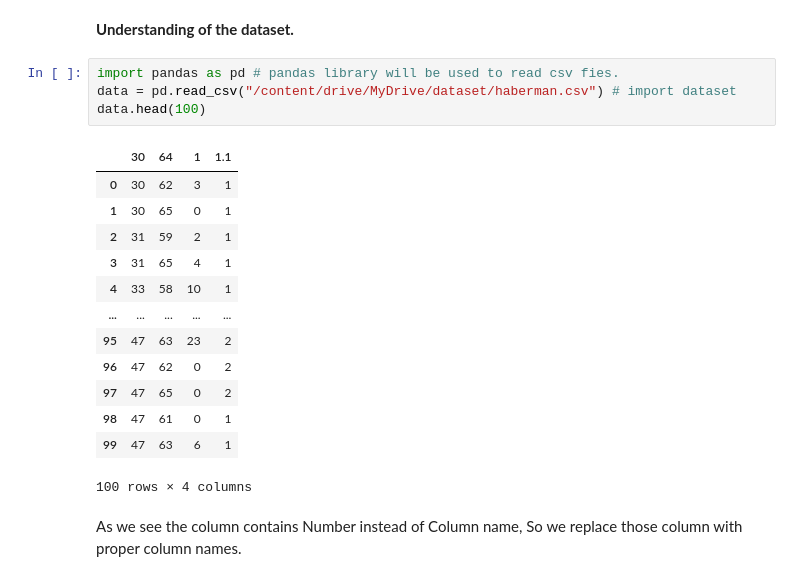
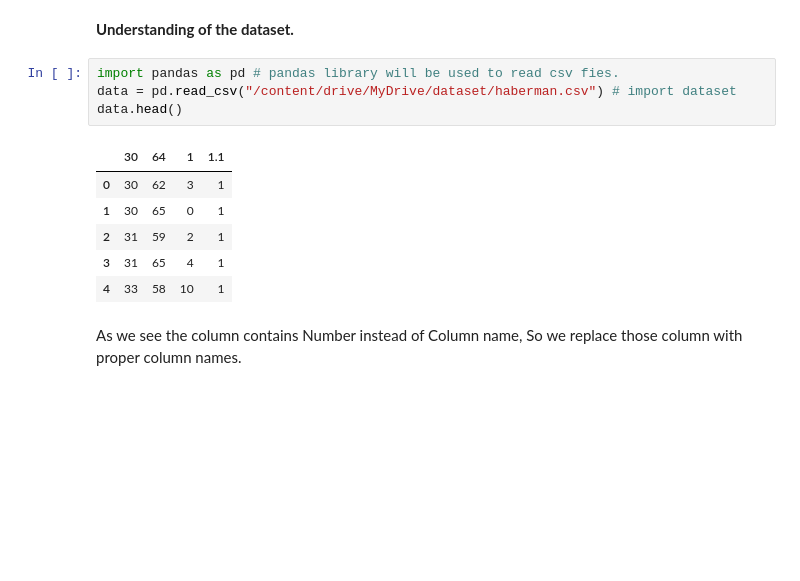
Before and after one commit to anubrata01/Data-mining-college-Assignment, a Jupyter notebook: Haberman’s_Survival_Dataset.ipynb, the cells around one changed output. Saved outputs shown, nothing was run; the diff lists cells and outputs as text; blank space fills up the shorter version.

```diff
--- a/Haberman’s_Survival_Dataset.ipynb
+++ b/Haberman’s_Survival_Dataset.ipynb
@@ -12,21 +12,14 @@ cancer.]
 # %%
 import pandas as pd # pandas library will be used to read csv fies.
 data = pd.read_csv("/content/drive/MyDrive/dataset/haberman.csv") # import dataset
-data.head(100)
+data.head()
 # %% [output]
 |  | 30 | 64 | 1 | 1.1 |
 | 0 | 30 | 62 | 3 | 1 |
 | 1 | 30 | 65 | 0 | 1 |
 | 2 | 31 | 59 | 2 | 1 |
 | 3 | 31 | 65 | 4 | 1 |
 | 4 | 33 | 58 | 10 | 1 |
-| ... | ... | ... | ... | ... |
-| 95 | 47 | 63 | 23 | 2 |
-| 96 | 47 | 62 | 0 | 2 |
-| 97 | 47 | 65 | 0 | 2 |
-| 98 | 47 | 61 | 0 | 1 |
-| 99 | 47 | 63 | 6 | 1 |
-100 rows × 4 columns
 # %% [markdown]
 As we see the column contains Number instead of Column name, So we replace those column with proper column names.
 # %%
```
Also changed, not shown: parts of 26 cells of this notebook.
